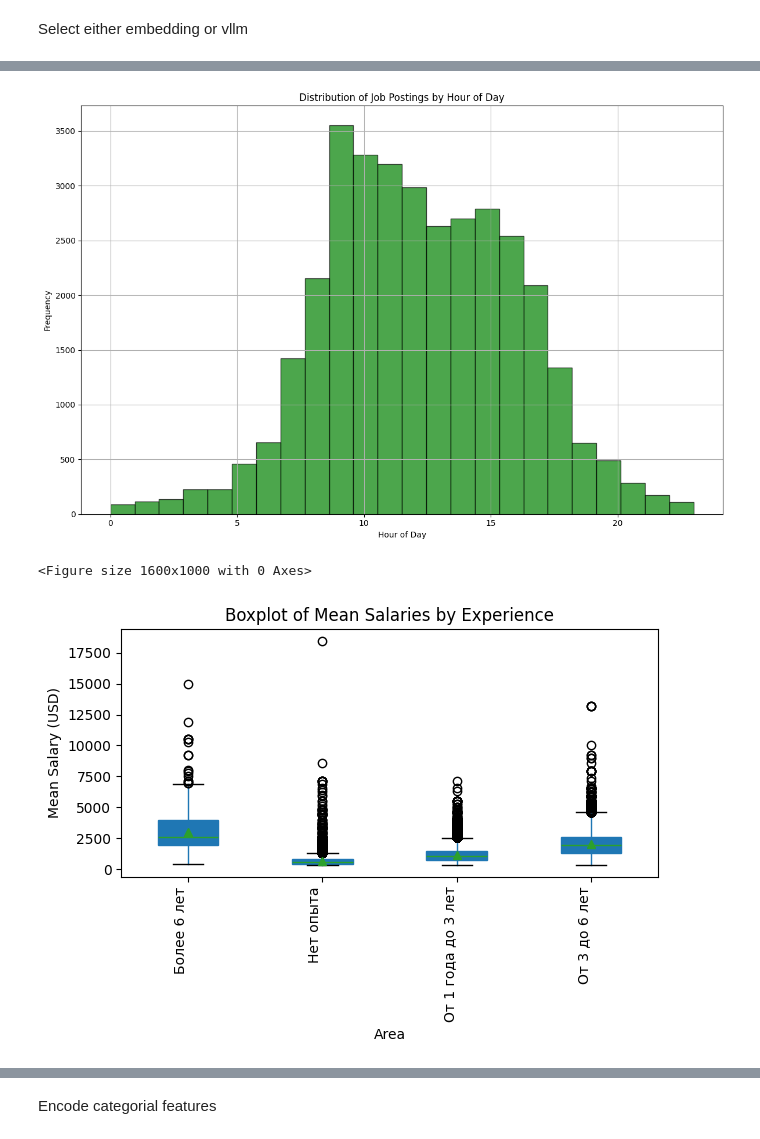
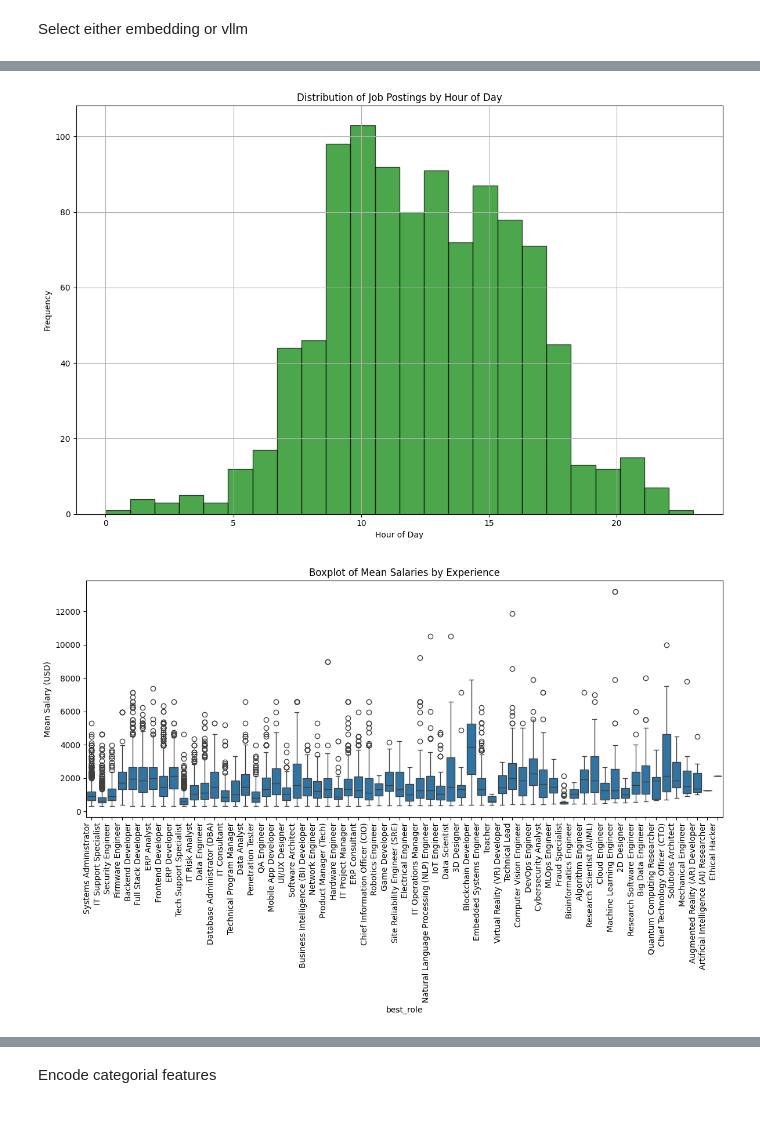
Before and after one commit to NetKit/mfdp, a Jupyter notebook: improved.ipynb, the cells around one changed output, grey strips where cells are left out. Saved outputs shown, nothing was run; the diff lists cells and outputs as text; code cells hidden in the pictures.

```diff
--- a/improved.ipynb
+++ b/improved.ipynb
@@ -123,5 +210,3 @@ df.sort_values(by='mean_salary_usd', inplace=True)
 
 # Fix salaries where thouthands are ommited
 df.loc[(df['currency'].isin(['RUR', 'KZT'])) & (df['mean_salary_usd'] < 10), 'mean_salary_usd'] *= 1000
-# remove 1 quantile because it's not representative
-df = df[(df['mean_salary_usd'] >= df['mean_salary_usd'].quantile(0.01))]
@@ -140,3 +213,10 @@ plt.show()
+# %%
+q1 = df['mean_salary_usd'].quantile(0.01)
+q99 = df['mean_salary_usd'].quantile(0.99)
+
+df = df[(df['mean_salary_usd'] >= q1) & (df['mean_salary_usd'] <= q99)]
+
+df = df.reset_index(drop=True)
 # %%
 plt.figure(figsize=(12, 8))
 plt.figure(figsize=(12, 8))
@@ -175,21 +255,19 @@ plt.grid(True)
 plt.tight_layout()
 plt.show()
 # %% [output]
-[figure, old version]
+[figure, new version]
 # %%
-plt.figure(figsize=(16, 10))
-df.boxplot(column='mean_salary_usd', by='experience', grid=False, vert=True, patch_artist=True, showmeans=True)
+plt.figure(figsize=(12, 8))
+sns.boxplot(x='best_role', y='mean_salary_usd', data=df)
 
-plt.xlabel('Area')
+
 plt.ylabel('Mean Salary (USD)')
 plt.title('Boxplot of Mean Salaries by Experience')
-plt.suptitle('')  # Suppress the default title to avoid overlap
 plt.xticks(rotation=90, ha='right')
 plt.tight_layout()
 plt.show()
 # %% [output]
-<Figure size 1600x1000 with 0 Axes>
-[figure, old version]
+[figure, new version]
 # %%
 area_mean_salary = df.groupby('education')['mean_salary_usd'].median().sort_values(ascending=False)
 
```
Also changed, not shown: parts of 39 cells of this notebook.
